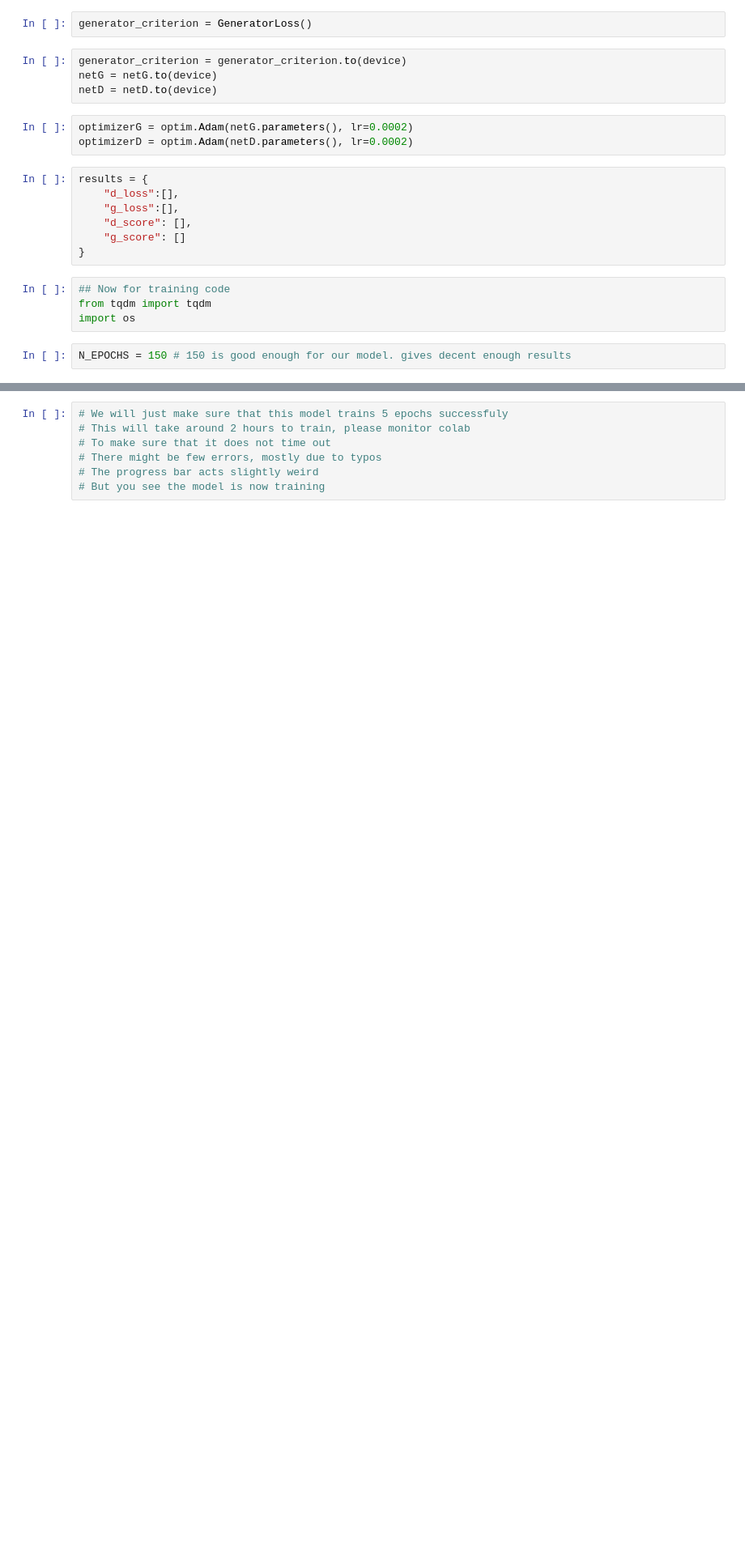
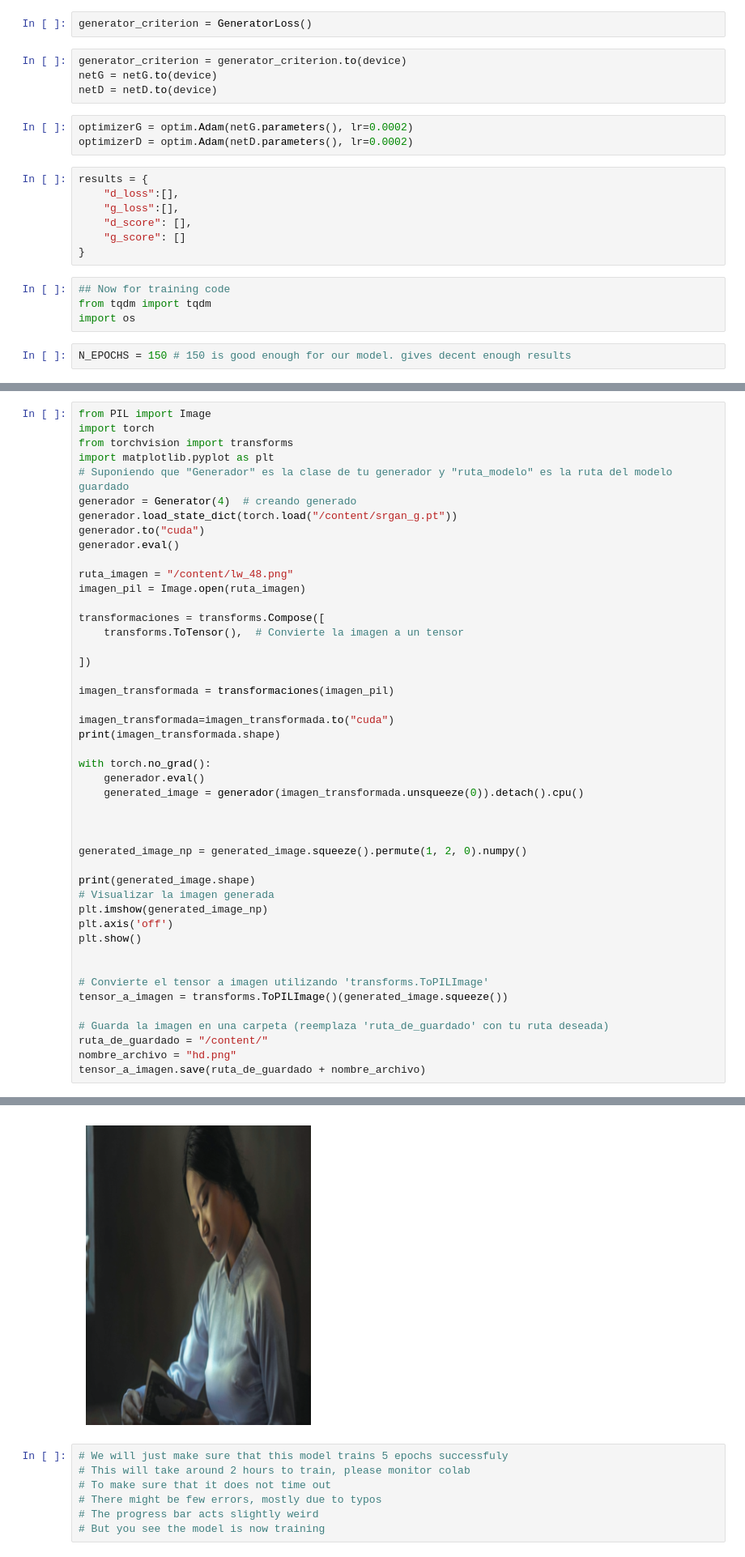
Before and after one commit to JuniorHZ19/HerramientasIA, a Jupyter notebook: srgandemo2.0.ipynb, the cells around one changed output, grey strips where cells are left out. Shown at 81% size. Drawn from its saved outputs; the diff is of its cells as text; blank space fills up the shorter version.

```diff
--- a/srgandemo2.0.ipynb
+++ b/srgandemo2.0.ipynb
@@ -364,0 +323,47 @@ Streaming output truncated to the last 5000 lines.
+# %%
+from PIL import Image
+import torch
+from torchvision import transforms
+import matplotlib.pyplot as plt
+# Suponiendo que "Generador" es la clase de tu generador y "ruta_modelo" es la ruta del modelo guardado
+generador = Generator(4)  # creando generado
+generador.load_state_dict(torch.load("/content/srgan_g.pt"))
+generador.to("cuda")
+generador.eval()
+
+ruta_imagen = "/content/lw_48.png"
+imagen_pil = Image.open(ruta_imagen)
+
+transformaciones = transforms.Compose([
+    transforms.ToTensor(),  # Convierte la imagen a un tensor
+
+])
+
+imagen_transformada = transformaciones(imagen_pil)
+
+imagen_transformada=imagen_transformada.to("cuda")
+print(imagen_transformada.shape)
+
+with torch.no_grad():
+    generador.eval()
+    generated_image = generador(imagen_transformada.unsqueeze(0)).detach().cpu()
+
+
+
+generated_image_np = generated_image.squeeze().permute(1, 2, 0).numpy()
+
+print(generated_image.shape)
+# Visualizar la imagen generada
+plt.imshow(generated_image_np)
+plt.axis('off')
+plt.show()
+
+
+# Convierte el tensor a imagen utilizando 'transforms.ToPILImage'
+tensor_a_imagen = transforms.ToPILImage()(generated_image.squeeze())
+
+# Guarda la imagen en una carpeta (reemplaza 'ruta_de_guardado' con tu ruta deseada)
+ruta_de_guardado = "/content/"
+nombre_archivo = "hd.png"
+tensor_a_imagen.save(ruta_de_guardado + nombre_archivo)
+# %% [output]
@@ -365,3 +372,4 @@ Streaming output truncated to the last 5000 lines.
+[figure, added]
 # %%
 # We will just make sure that this model trains 5 epochs successfuly
 # This will take around 2 hours to train, please monitor colab
```
Also changed, not shown: parts of 4 cells of this notebook.
